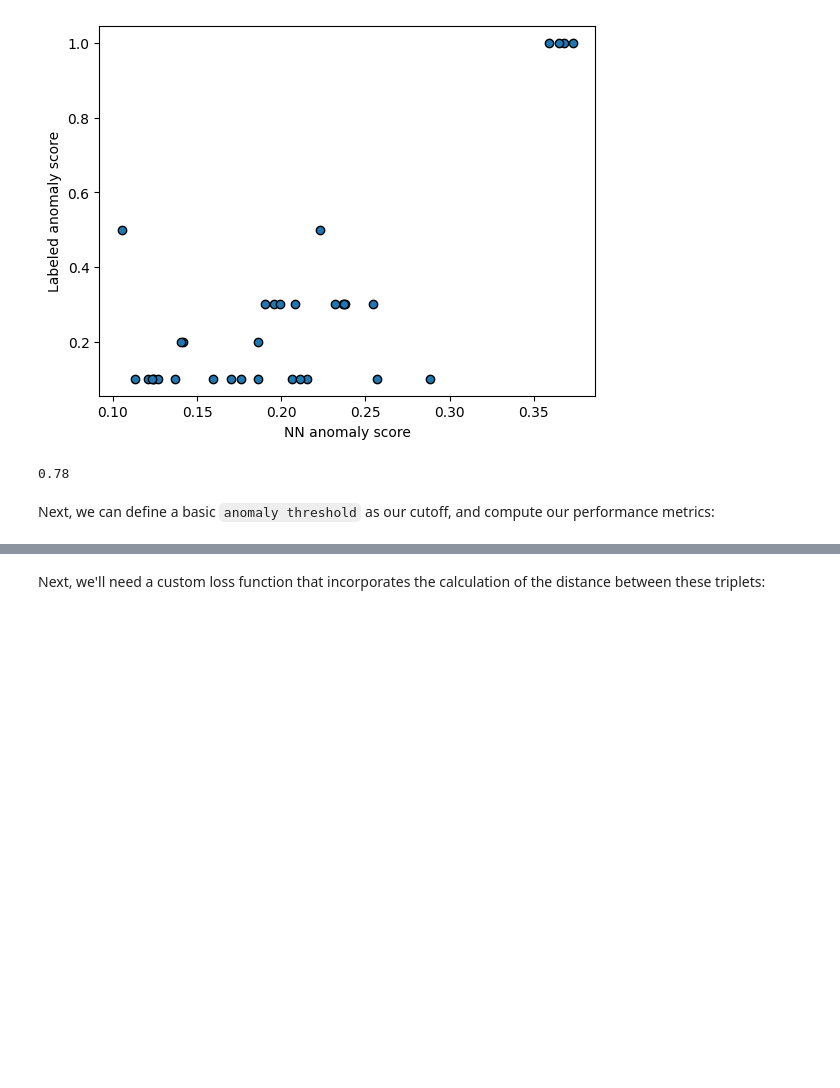
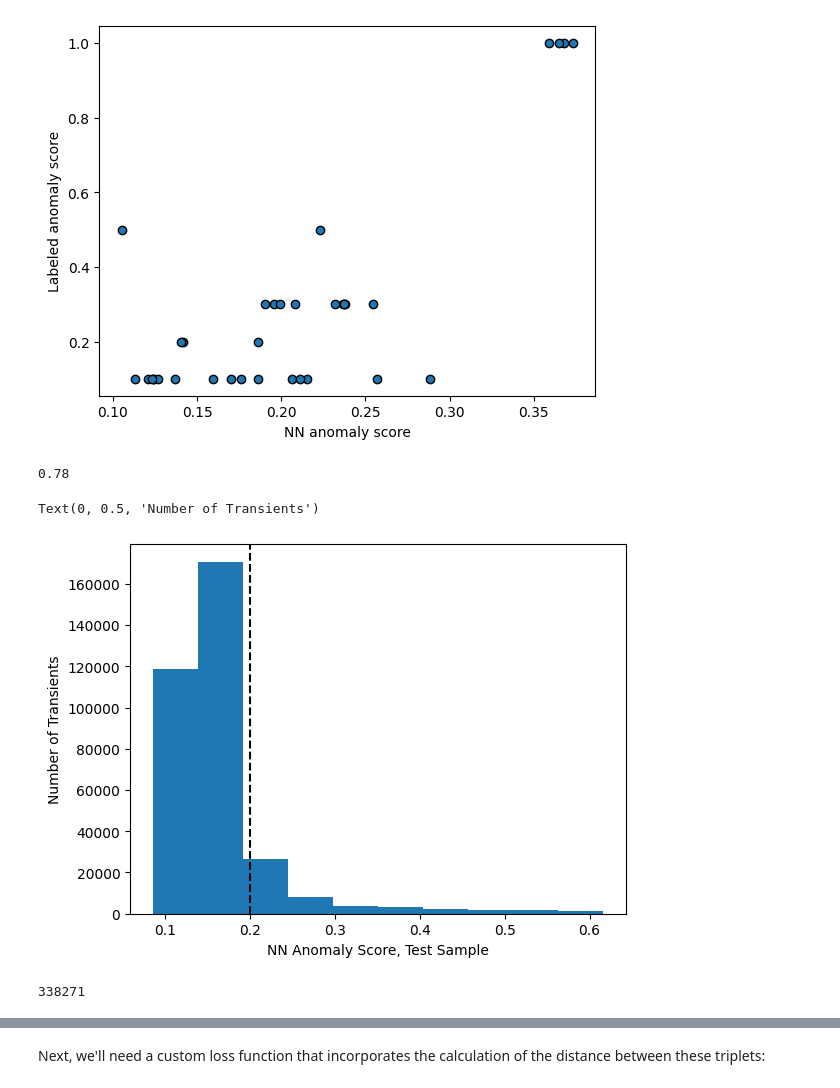
Before and after one commit to alexandergagliano/iaifi-hackathon-2023, a Jupyter notebook: anomaly_detection/notebooks/Part3_CustomLossFunctions.ipynb, the cells around one changed output, grey strips where cells are left out. Drawn from its saved outputs; the diff is of its cells as text; code cells hidden in the pictures; blank space fills up the shorter version.

```diff
--- a/anomaly_detection/notebooks/Part3_CustomLossFunctions.ipynb
+++ b/anomaly_detection/notebooks/Part3_CustomLossFunctions.ipynb
@@ -404,2 +402,13 @@ np.shape()
-# %% [markdown]
-Next, we can define a basic `anomaly threshold` as our cutoff, and compute our performance metrics:
+# %%
+#going conservative, let's look at the events with score > 0.2:
+plt.hist(score_list);
+plt.axvline(x=0.2, ls='--', zorder=10, c='k')
+plt.xlabel("NN Anomaly Score, Test Sample")
+plt.ylabel("Number of Transients")
+# %% [output]
+Text(0, 0.5, 'Number of Transients')
+[figure, added]
+# %%
+print(len(y_names))
+# %% [output]
+338271
```
Also changed, not shown: parts of 15 cells of this notebook.
